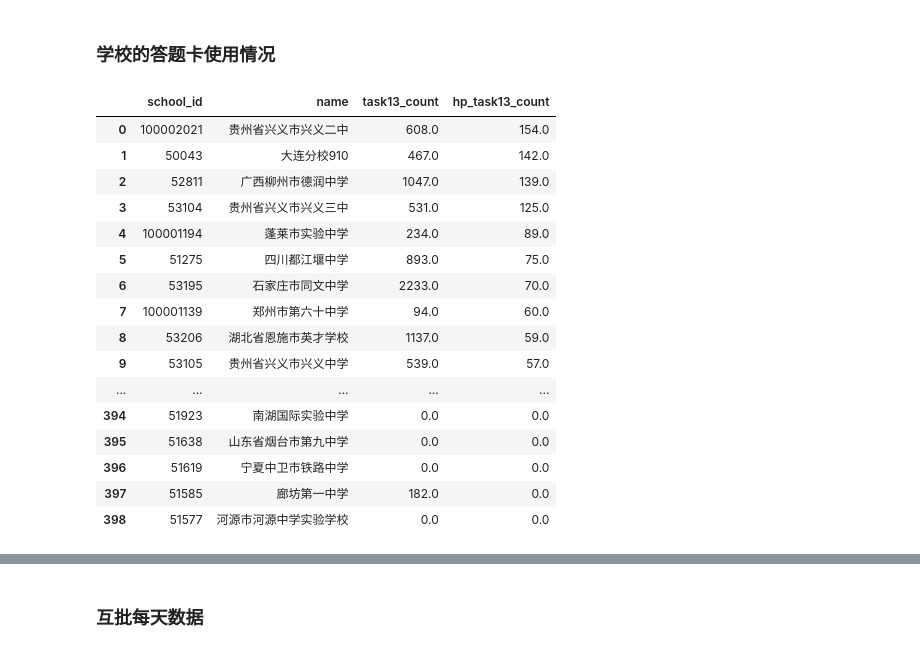
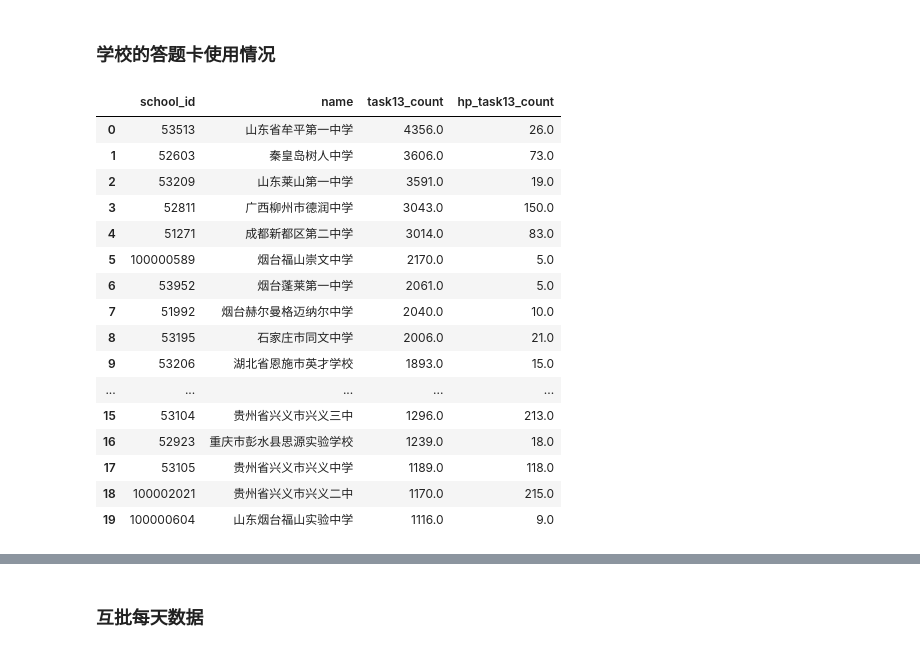
Before and after one commit to caozhiqiang8/jupyter, a Jupyter notebook: school.ipynb, the cells around one changed output, grey strips where cells are left out. Drawn from its saved outputs; the diff is of its cells as text; code cells hidden in the pictures.

```diff
--- a/school.ipynb
+++ b/school.ipynb
@@ -440,7 +526,7 @@ school_class.head()
 # %% [markdown]
 ## 平台任务分布
 # %%
-school_course_task_sql = 'SELECT * FROM school_course_task  '
+school_course_task_sql = 'SELECT * FROM school_course_task where classroom_id is null '
 school_course_task = sqliteDB(school_course_task_sql)
 # %%
 # c_time转 datatime 格式
@@ -497,0 +536,16 @@ pie.render_notebook()
+# %%
+task_data = []
+task_id = [1,2,3,4,6,7,10,13,14,15]
+task_name = ['学资源','讨论','单题','测验','微课程','一般任务','直播课','答题卡','个性化','先声',]
+
+for i in task_id:
+    if i==7 :
+        task_data.append((school_course_task.loc[((school_course_task['task_type']== 7))|(school_course_task['task_type']== 8)|(school_course_task['task_type']== 9)].drop_duplicates(['task_id'])).agg('count')['task_id'])
+    else:
+        task_data.append((school_course_task.loc[(school_course_task['task_type']== i)].drop_duplicates(['task_id'])).agg('count')['task_id'])
+
+task_data_list = []
+for i in range(0,10):
+    task_data_list.append([task_name[i],int(task_data[i])])
+
+print(task_data_list)
@@ -785,31 +754,32 @@ task13_subject_count
 task13_sql = '''
 
         SELECT a.school_id,a.name,b.task13_count,c.hp_task13_count
-        FROM "school_course_task" a  LEFT JOIN  (SELECT school_id ,count(DISTINCT task_id) as task13_count from school_course_task where task_type = 13  GROUP BY school_id) b  on a.school_id = b.school_id
-        LEFT JOIN (SELECT school_id ,count(DISTINCT task_id) as hp_task13_count from school_course_task where  correct_model != 0  GROUP BY school_id) c on a.school_id = c.school_id
+        FROM "school_course_task" a
+        LEFT JOIN  (SELECT school_id ,count(DISTINCT task_id) as task13_count from school_course_task where task_type = 13 and classroom_id is null GROUP BY school_id) b  on a.school_id = b.school_id
+        LEFT JOIN (SELECT school_id ,count(DISTINCT task_id) as hp_task13_count from school_course_task where  correct_model != 0  and classroom_id is null  GROUP BY school_id) c on a.school_id = c.school_id
+        where a.classroom_id is null
         GROUP BY a.school_id
-
         '''
 task_13_count = sqliteDB(task13_sql)
 # %%
 task_13_count = task_13_count.fillna(0)
-task_13_count.sort_values(axis = 0 ,by = 'hp_task13_count',ascending = False).reset_index(drop = True)
-task_13_count.head()
+task_13_count = task_13_count.sort_values(axis = 0 ,by = 'task13_count',ascending = False).reset_index(drop = True)
+task_13_count.head(20)
 # %% [output]
 |  | school_id | name | task13_count | hp_task13_count |
-| 0 | 100002021 | 贵州省兴义市兴义二中 | 608.0 | 154.0 |
-| 1 | 50043 | 大连分校910 | 467.0 | 142.0 |
-| 2 | 52811 | 广西柳州市德润中学 | 1047.0 | 139.0 |
-| 3 | 53104 | 贵州省兴义市兴义三中 | 531.0 | 125.0 |
-| 4 | 100001194 | 蓬莱市实验中学 | 234.0 | 89.0 |
-| 5 | 51275 | 四川都江堰中学 | 893.0 | 75.0 |
-| 6 | 53195 | 石家庄市同文中学 | 2233.0 | 70.0 |
-| 7 | 100001139 | 郑州市第六十中学 | 94.0 | 60.0 |
-| 8 | 53206 | 湖北省恩施市英才学校 | 1137.0 | 59.0 |
-| 9 | 53105 | 贵州省兴义市兴义中学 | 539.0 | 57.0 |
+| 0 | 53513 | 山东省牟平第一中学 | 4356.0 | 26.0 |
+| 1 | 52603 | 秦皇岛树人中学 | 3606.0 | 73.0 |
+| 2 | 53209 | 山东莱山第一中学 | 3591.0 | 19.0 |
+| 3 | 52811 | 广西柳州市德润中学 | 3043.0 | 150.0 |
+| 4 | 51271 | 成都新都区第二中学 | 3014.0 | 83.0 |
+| 5 | 100000589 | 烟台福山崇文中学 | 2170.0 | 5.0 |
+| 6 | 53952 | 烟台蓬莱第一中学 | 2061.0 | 5.0 |
+| 7 | 51992 | 烟台赫尔曼格迈纳尔中学 | 2040.0 | 10.0 |
+| 8 | 53195 | 石家庄市同文中学 | 2006.0 | 21.0 |
+| 9 | 53206 | 湖北省恩施市英才学校 | 1893.0 | 15.0 |
 | ... | ... | ... | ... | ... |
-| 394 | 51923 | 南湖国际实验中学 | 0.0 | 0.0 |
-| 395 | 51638 | 山东省烟台市第九中学 | 0.0 | 0.0 |
-| 396 | 51619 | 宁夏中卫市铁路中学 | 0.0 | 0.0 |
-| 397 | 51585 | 廊坊第一中学 | 182.0 | 0.0 |
-| 398 | 51577 | 河源市河源中学实验学校 | 0.0 | 0.0 |
+| 15 | 53104 | 贵州省兴义市兴义三中 | 1296.0 | 213.0 |
+| 16 | 52923 | 重庆市彭水县思源实验学校 | 1239.0 | 18.0 |
+| 17 | 53105 | 贵州省兴义市兴义中学 | 1189.0 | 118.0 |
+| 18 | 100002021 | 贵州省兴义市兴义二中 | 1170.0 | 215.0 |
+| 19 | 100000604 | 山东烟台福山实验中学 | 1116.0 | 9.0 |
```
Also changed, not shown: parts of 64 cells of this notebook, 13 other files.
